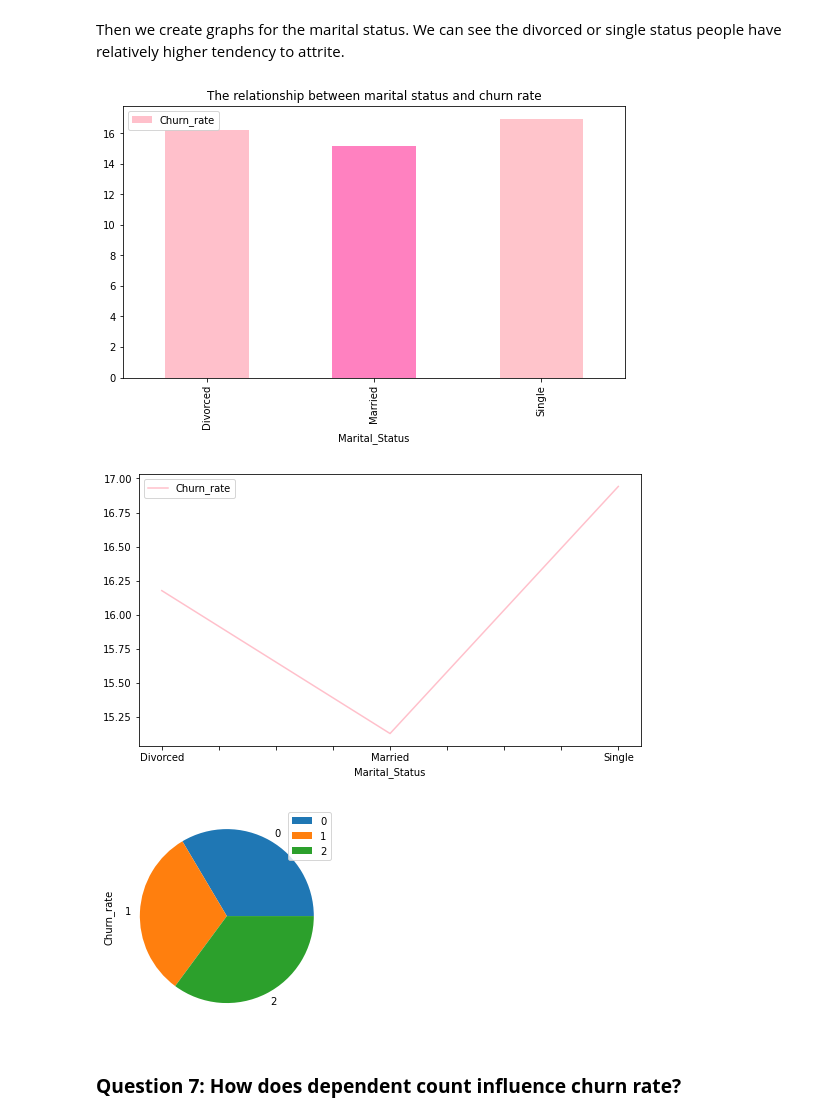
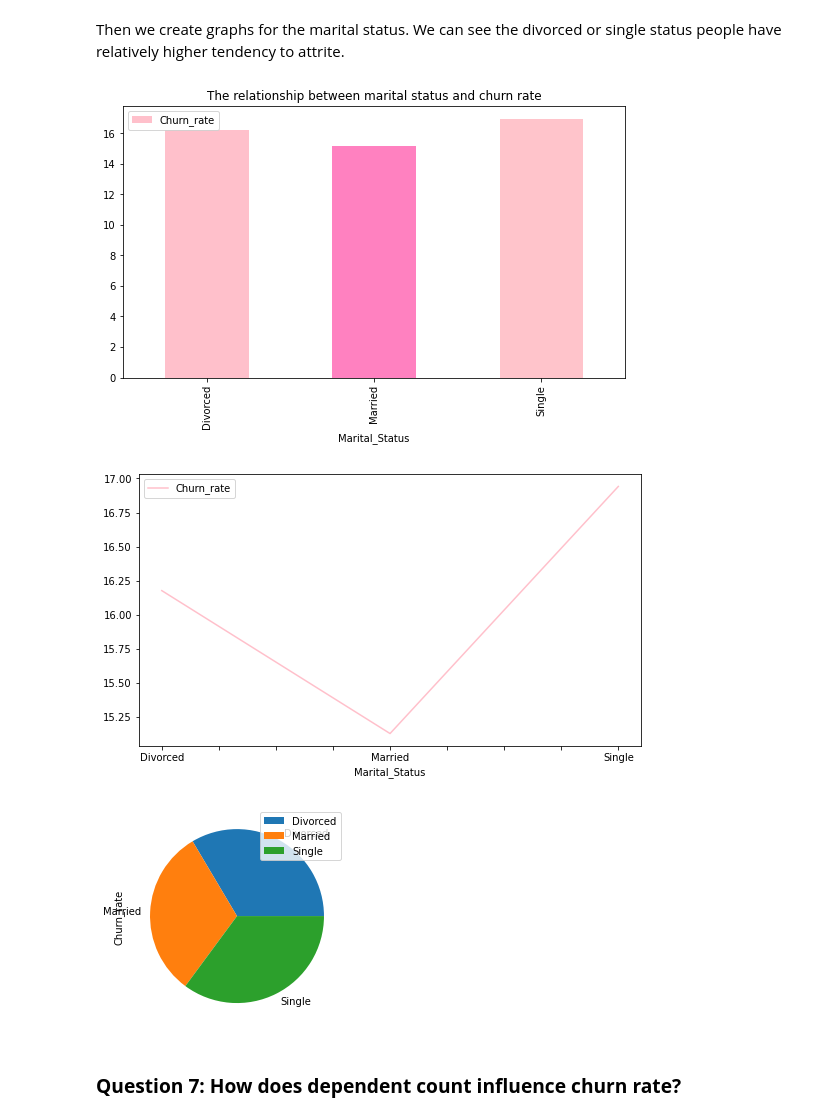
Before and after one commit to zhouchun0105/credit-card-churners, a Jupyter notebook: SUBMIT_creditcard_churners_team1.ipynb, the cells around one changed output. Cells and saved outputs as stored; diff of their text form; code cells hidden in the pictures.

```diff
--- a/SUBMIT_creditcard_churners_team1.ipynb
+++ b/SUBMIT_creditcard_churners_team1.ipynb
@@ -330,11 +342,12 @@ Then we create graphs for the marital status. We can see the divorced or single
 # %%
 Marital_Status.plot(title = 'The relationship between marital status and churn rate',kind='bar', x='Marital_Status', y='Churn_rate',color = ['#ffc0cb','#ff81c0','#ffc4cb'], figsize=(9, 5));
 Marital_Status.plot(kind='line', x='Marital_Status', y='Churn_rate', color=['#ffc0cb'],figsize=(9, 5));
-Marital_Status.plot(kind='pie', x='Marital_Status', y='Churn_rate');
+labels='Divorced','Married','Single'
+Marital_Status.plot(kind='pie', x='Marital_Status', y='Churn_rate',labels=labels);
 # %% [output]
 [figure]
 [figure]
-[figure, old version]
+[figure, new version]
 # %% [markdown]
 ### **Question 7: How does dependent count influence churn rate?**
 # %% [markdown]
```
Also changed, not shown: parts of 9 cells of this notebook.
